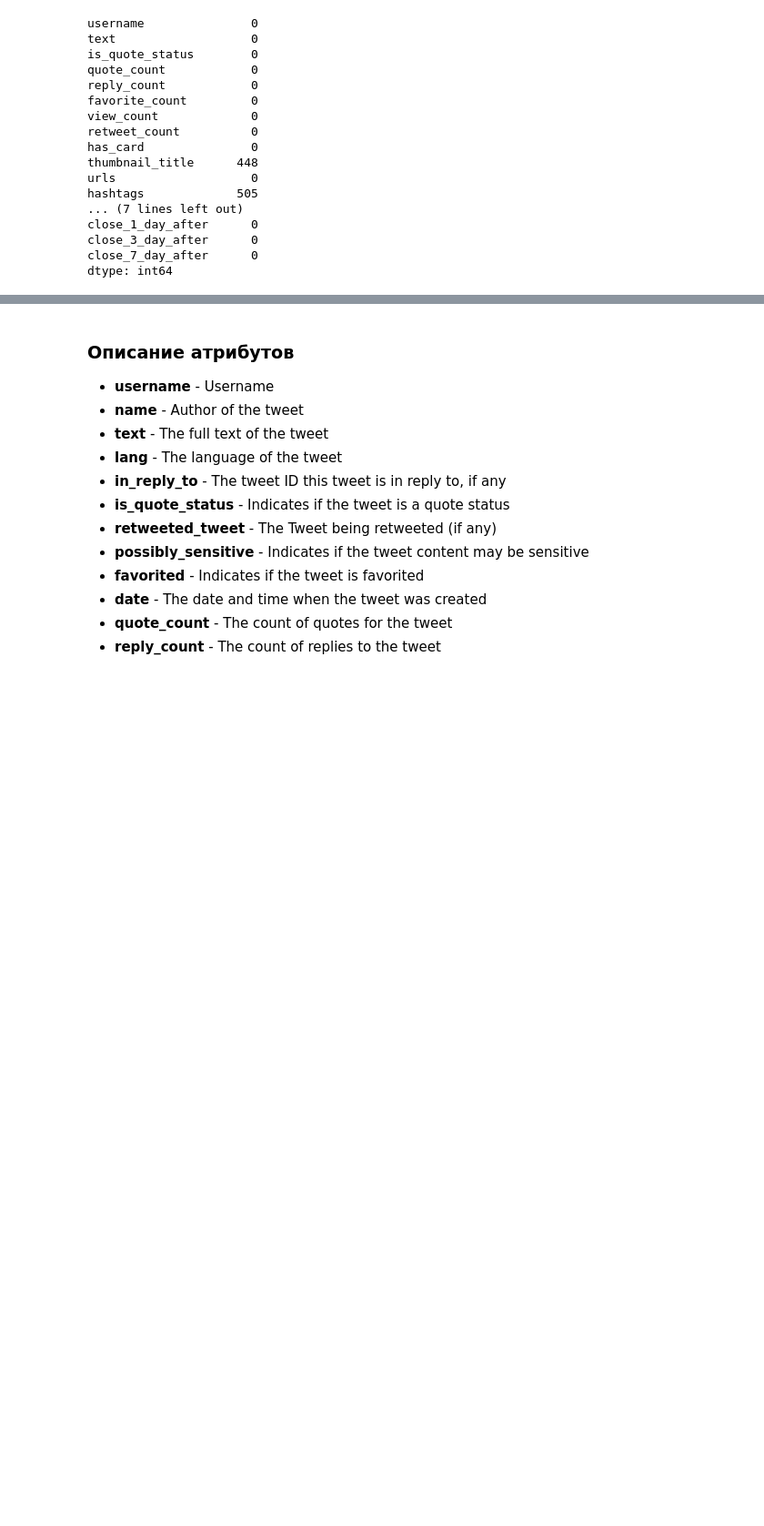
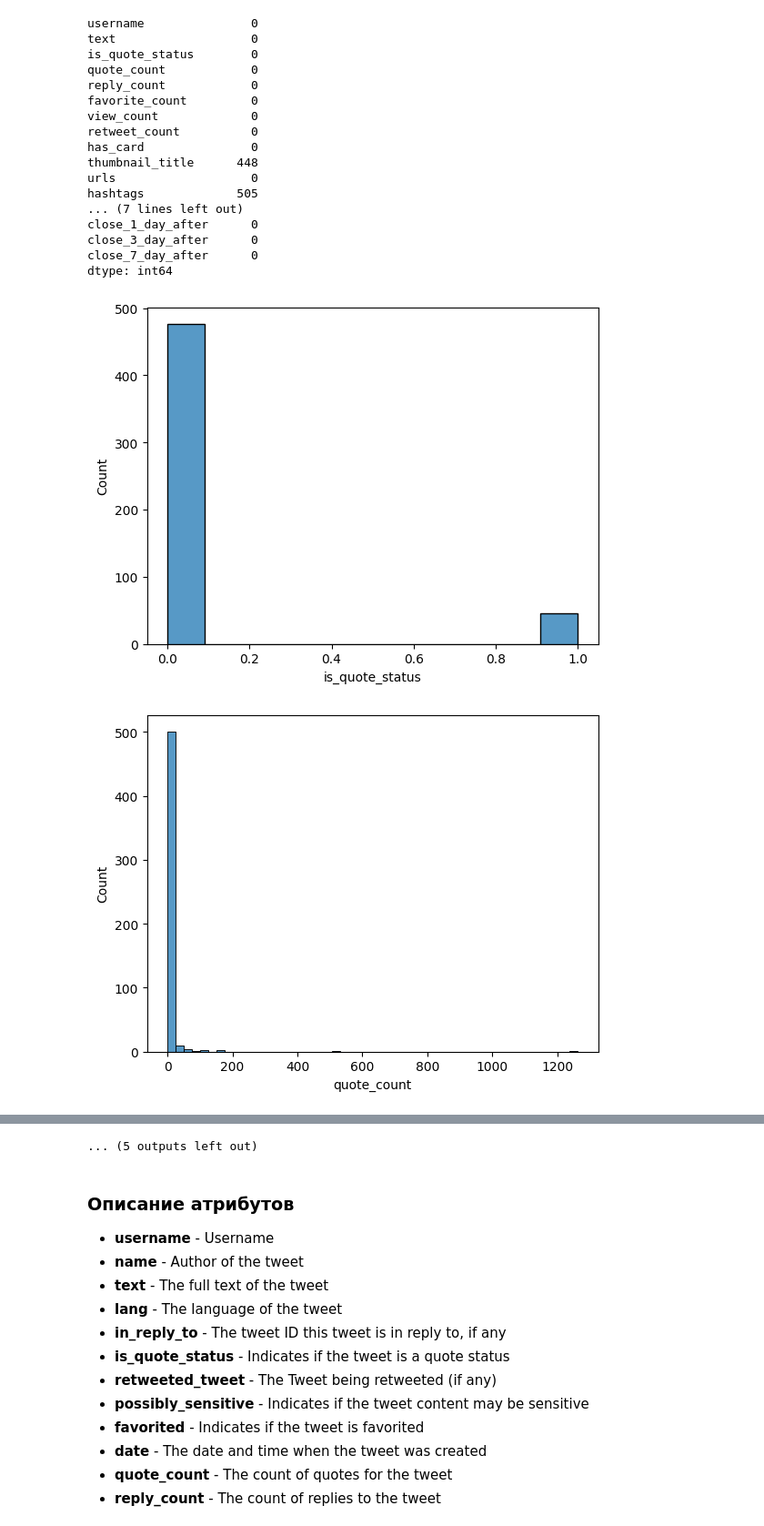
Before and after one commit to vasilyryabtsev/futures-price-prediction, a Jupyter notebook: twitter/ML_methods.ipynb, the cells around one changed output, grey strips where cells are left out. Shown at 91% size. Drawn from its saved outputs; the diff is of its cells as text; code cells hidden in the pictures; blank space fills up the shorter version.

```diff
--- a/twitter/ML_methods.ipynb
+++ b/twitter/ML_methods.ipynb
@@ -33,5 +34,19 @@ close_1_day_after      0
 close_3_day_after      0
 close_7_day_after      0
 dtype: int64
-# %%
-df = df.fillna('')
+# %%
+df = df.drop(['thumbnail_title', 'hashtags'], axis=1)
+# %%
+import matplotlib.pyplot as plt
+import seaborn as sns
+
+numeric_df = df.select_dtypes(include='number')
+for col in numeric_df.columns:
+    if 'count' in col:
+        sns.histplot(numeric_df[col], bins=50)
+    else:
+        sns.histplot(numeric_df[col])
+    plt.show()
+# %% [output]
+[figure, added]
+[figure, added]
@@ -38,3 +63,4 @@ df = df.fillna('')
+... (5 outputs left out)
 # %% [markdown]
 ### Описание атрибутов ###
 - **username** - Username
```
Also changed, not shown: parts of 14 cells of this notebook.
